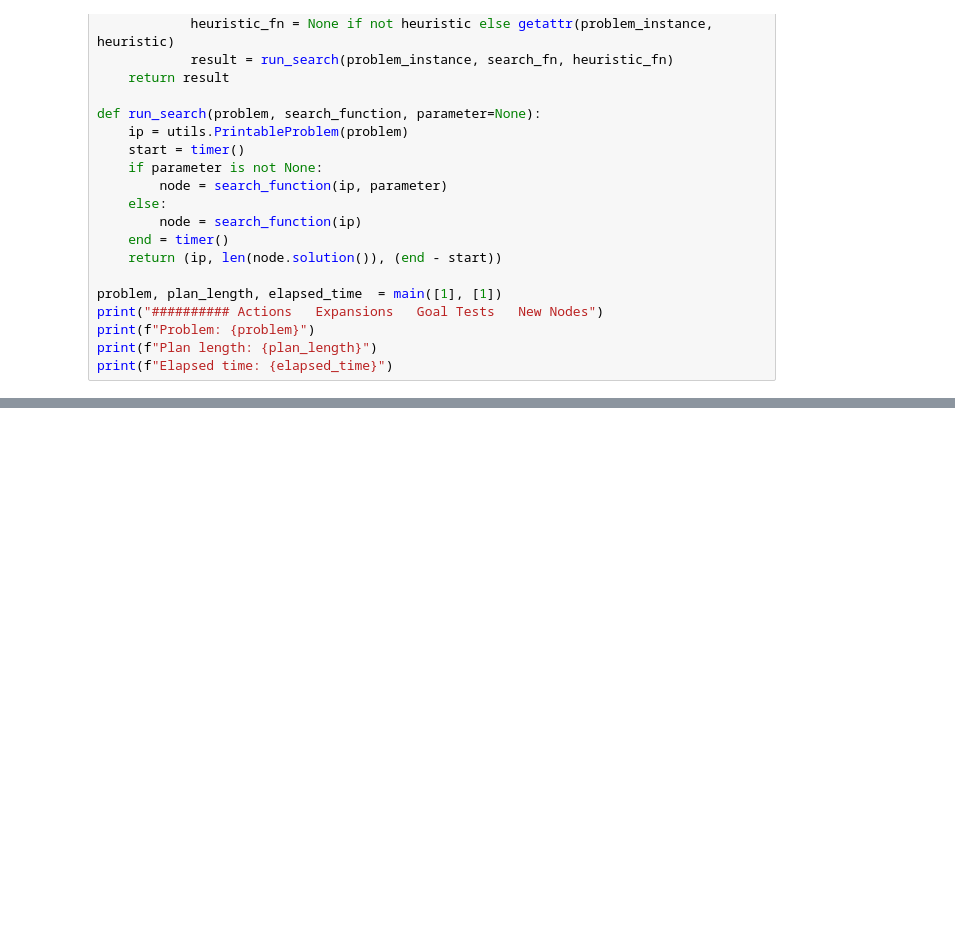
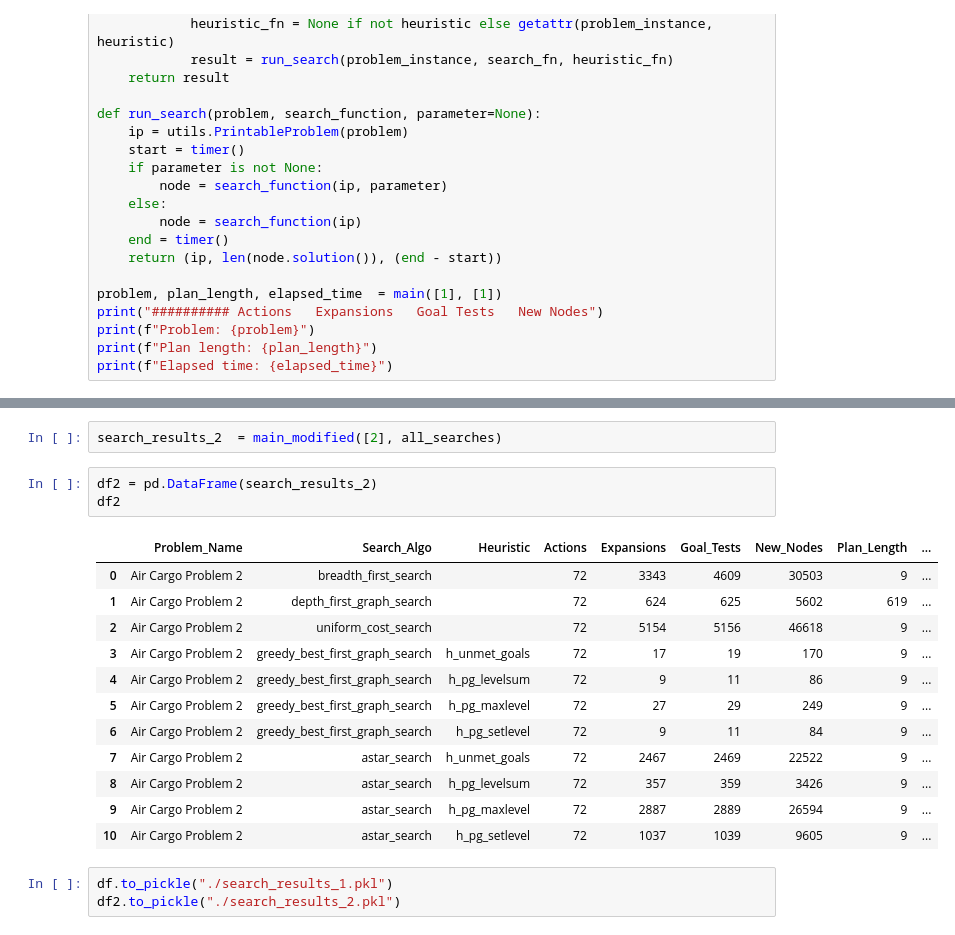
Before and after one commit to johngreibelarsen/ai-classical-planning, a Jupyter notebook: forward_planning_agent.ipynb, the cells around one changed output, grey strips where cells are left out. Saved outputs shown, nothing was run; the diff lists cells and outputs as text; blank space fills up the shorter version.

```diff
--- a/forward_planning_agent.ipynb
+++ b/forward_planning_agent.ipynb
@@ -85,0 +122,21 @@ Experiment(Problem_Name='Air Cargo Problem 1', Search_Algo='astar_search', Heuri
+# %%
+search_results_2  = main_modified([2], all_searches)
+# %%
+df2 = pd.DataFrame(search_results_2)
+df2
+# %% [output]
+|  | Problem_Name | Search_Algo | Heuristic | Actions | Expansions | Goal_Tests | New_Nodes | Plan_Length | ... |
+| 0 | Air Cargo Problem 2 | breadth_first_search |  | 72 | 3343 | 4609 | 30503 | 9 | ... |
+| 1 | Air Cargo Problem 2 | depth_first_graph_search |  | 72 | 624 | 625 | 5602 | 619 | ... |
+| 2 | Air Cargo Problem 2 | uniform_cost_search |  | 72 | 5154 | 5156 | 46618 | 9 | ... |
+| 3 | Air Cargo Problem 2 | greedy_best_first_graph_search | h_unmet_goals | 72 | 17 | 19 | 170 | 9 | ... |
+| 4 | Air Cargo Problem 2 | greedy_best_first_graph_search | h_pg_levelsum | 72 | 9 | 11 | 86 | 9 | ... |
+| 5 | Air Cargo Problem 2 | greedy_best_first_graph_search | h_pg_maxlevel | 72 | 27 | 29 | 249 | 9 | ... |
+| 6 | Air Cargo Problem 2 | greedy_best_first_graph_search | h_pg_setlevel | 72 | 9 | 11 | 84 | 9 | ... |
+| 7 | Air Cargo Problem 2 | astar_search | h_unmet_goals | 72 | 2467 | 2469 | 22522 | 9 | ... |
+| 8 | Air Cargo Problem 2 | astar_search | h_pg_levelsum | 72 | 357 | 359 | 3426 | 9 | ... |
+| 9 | Air Cargo Problem 2 | astar_search | h_pg_maxlevel | 72 | 2887 | 2889 | 26594 | 9 | ... |
+| 10 | Air Cargo Problem 2 | astar_search | h_pg_setlevel | 72 | 1037 | 1039 | 9605 | 9 | ... |
+# %%
+df.to_pickle("./search_results_1.pkl")
+df2.to_pickle("./search_results_2.pkl")
```
Also changed, not shown: parts of 18 cells of this notebook.
